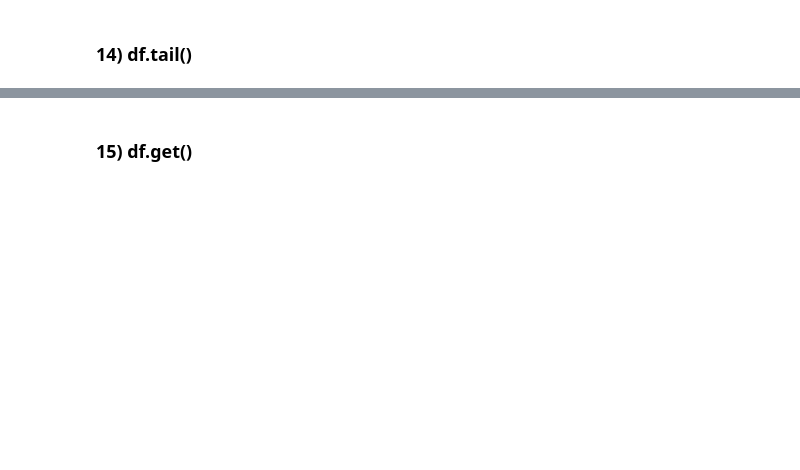
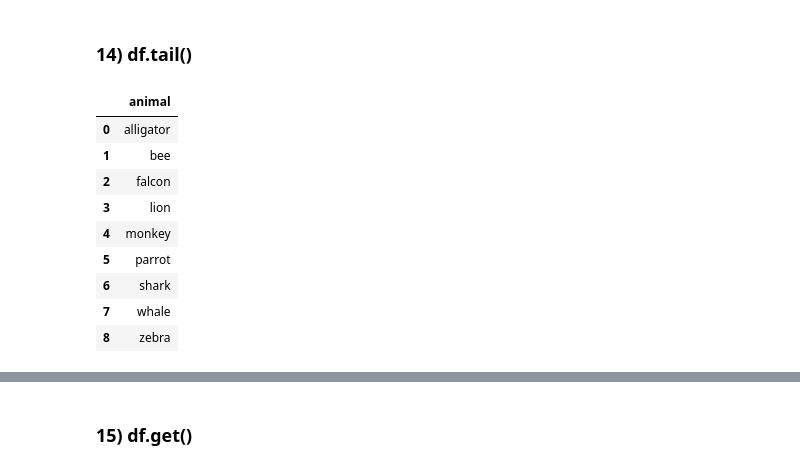
Before and after one commit to alaminbhuyan/Visualization, a Jupyter notebook: Pandas2/PANDAS 2023/Data Frame/Indexing, iteration.ipynb, the cells around one changed output, grey strips where cells are left out. Saved outputs shown, nothing was run; the diff lists cells and outputs as text; code cells hidden in the pictures; blank space fills up the shorter version.

```diff
--- a/Pandas2/PANDAS 2023/Data Frame/Indexing, iteration.ipynb
+++ b/Pandas2/PANDAS 2023/Data Frame/Indexing, iteration.ipynb
@@ -272,2 +454,17 @@ df5.iloc[1:3, 0:3]
 # %% [markdown]
 ### 14) df.tail()
+# %%
+df = pd.DataFrame({'animal': ['alligator', 'bee', 'falcon', 'lion',
+                   'monkey', 'parrot', 'shark', 'whale', 'zebra']})
+df
+# %% [output]
+|  | animal |
+| 0 | alligator |
+| 1 | bee |
+| 2 | falcon |
+| 3 | lion |
+| 4 | monkey |
+| 5 | parrot |
+| 6 | shark |
+| 7 | whale |
+| 8 | zebra |
```
Also changed, not shown: parts of 41 cells of this notebook.
